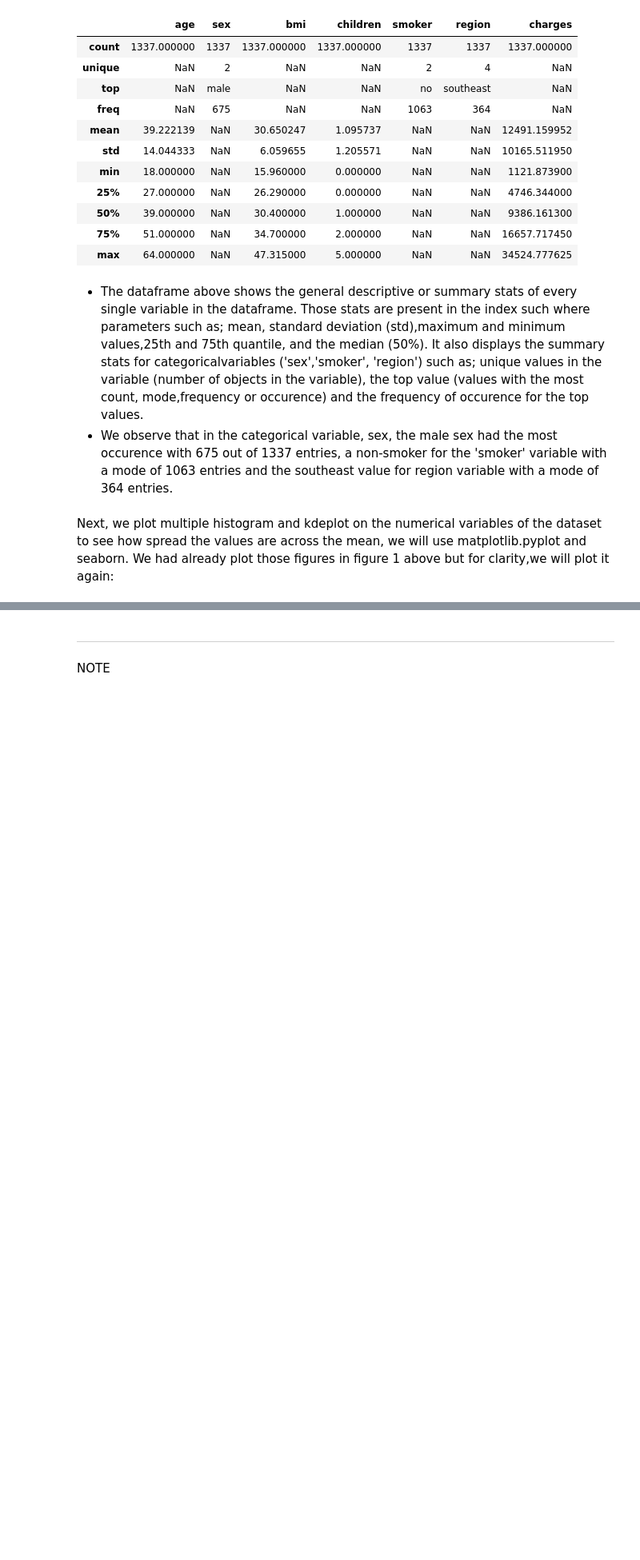
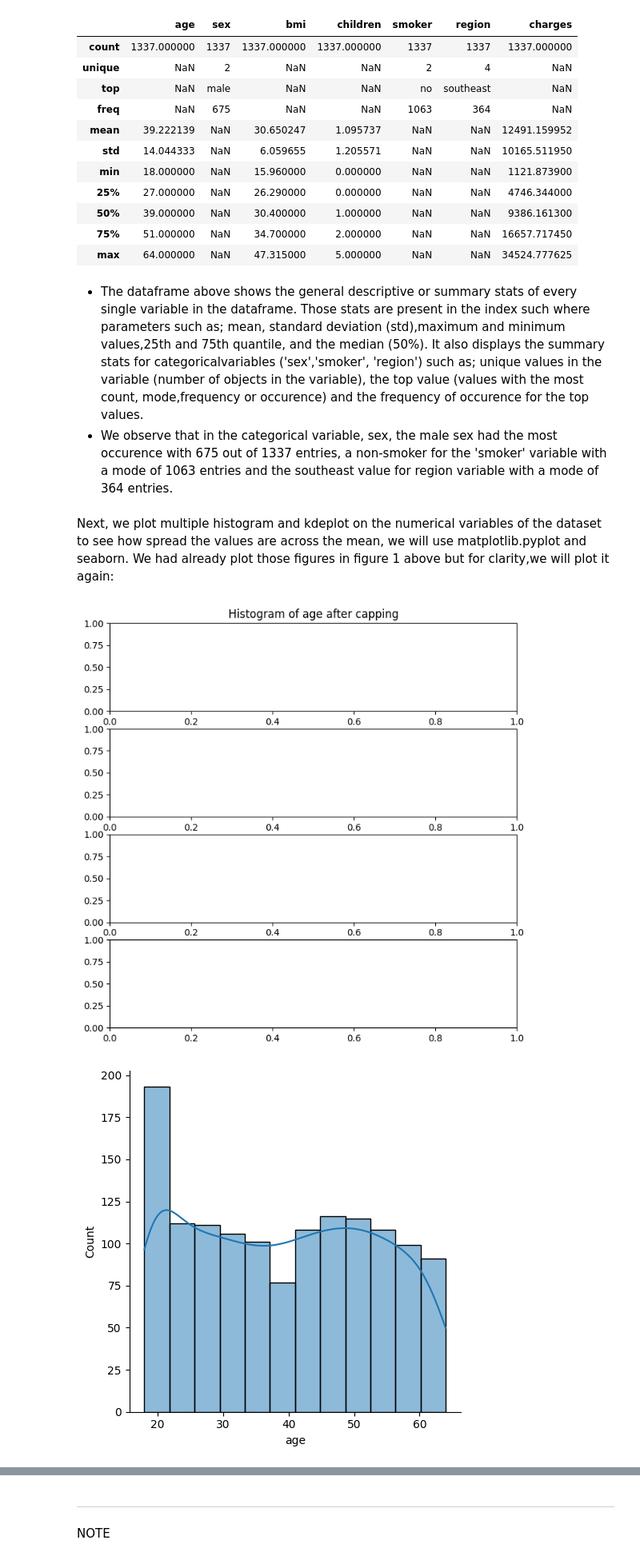
Before and after one commit to chizoalban2003-beep/Project1, a Jupyter notebook: jupyter_notebooks/Notebook_Template.ipynb, the cells around one changed output, grey strips where cells are left out. Shown at 80% size. Drawn from its saved outputs; the diff is of its cells as text; code cells hidden in the pictures; blank space fills up the shorter version.

Commit message:
still numericalplots

```diff
--- a/jupyter_notebooks/Notebook_Template.ipynb
+++ b/jupyter_notebooks/Notebook_Template.ipynb
@@ -221,7 +221,14 @@ df_transformed.describe(include='all') #Descriptive statistics of the transforme
 Next, we plot multiple histogram and kdeplot on the numerical variables of the dataset to see how spread the values are across the mean, we will use matplotlib.pyplot and seaborn.
 We had already plot those figures in figure 1 above but for clarity,we will plot it again:
 # %%
-def numerical_var_plots(df):
-    for col in df_transformed.columns:
-        if df_transformed[col].dtype != 'object':
-            fig, axes=plt.subplots (nrows=4, ncols=1,figsize=(10,5))
+ for col in df_transformed.columns:
+    if df_transformed[col].dtype != 'object':
+        fig, axes=plt.subplots (nrows=4, ncols=1,figsize=(8,8))
+        sns.displot(data=df_transformed, x=col, kde=True, ax=axes[0])
+        axes[0].set_title(f"Histogram of {col} after capping")
+        plt.tight_layout()
+        plt.show()
+    fig.suptitle (f" Figure 3: Distribution of all numerical variables")
+# %% [output]
+[figure, added]
+[figure, added]
```
Also changed, not shown: parts of 1 cell of this notebook.
